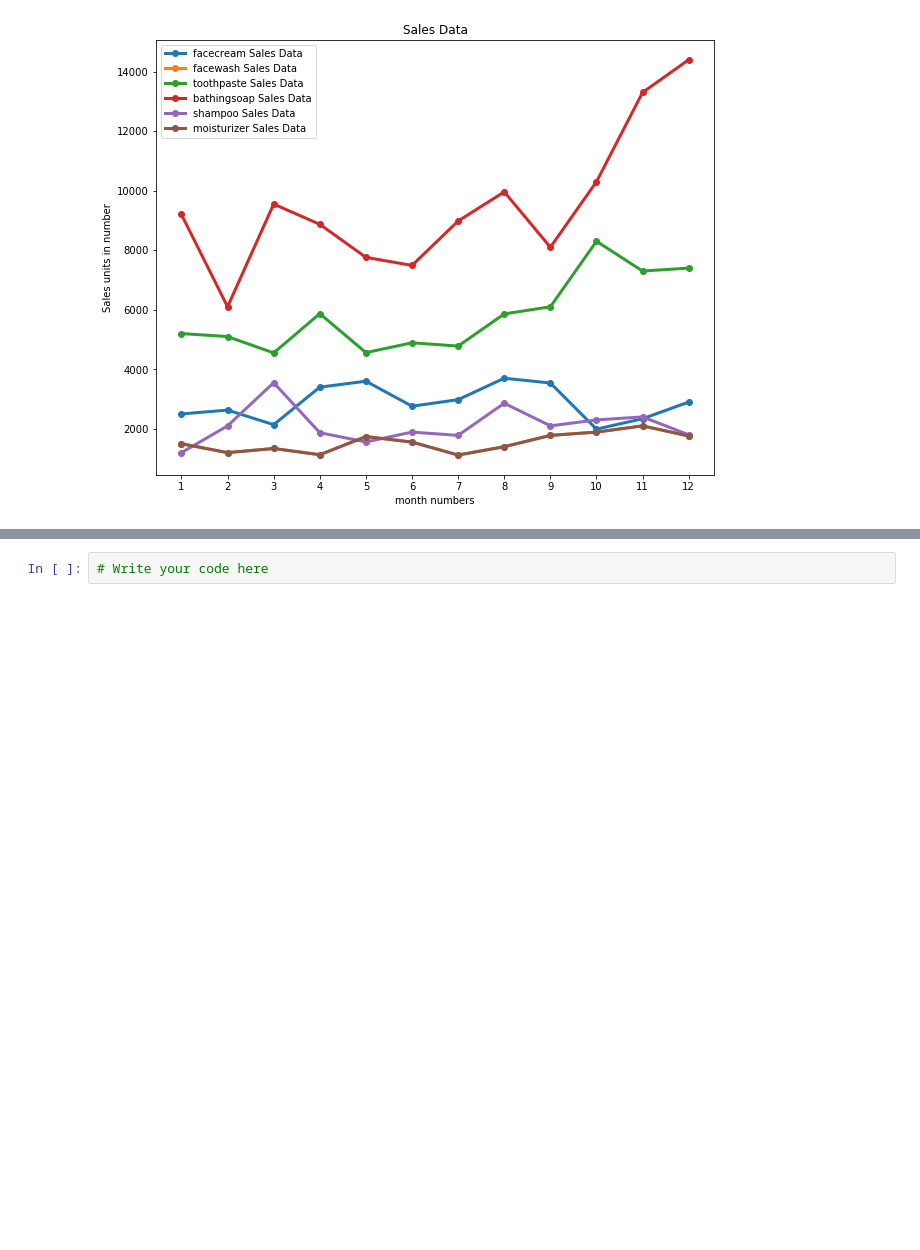
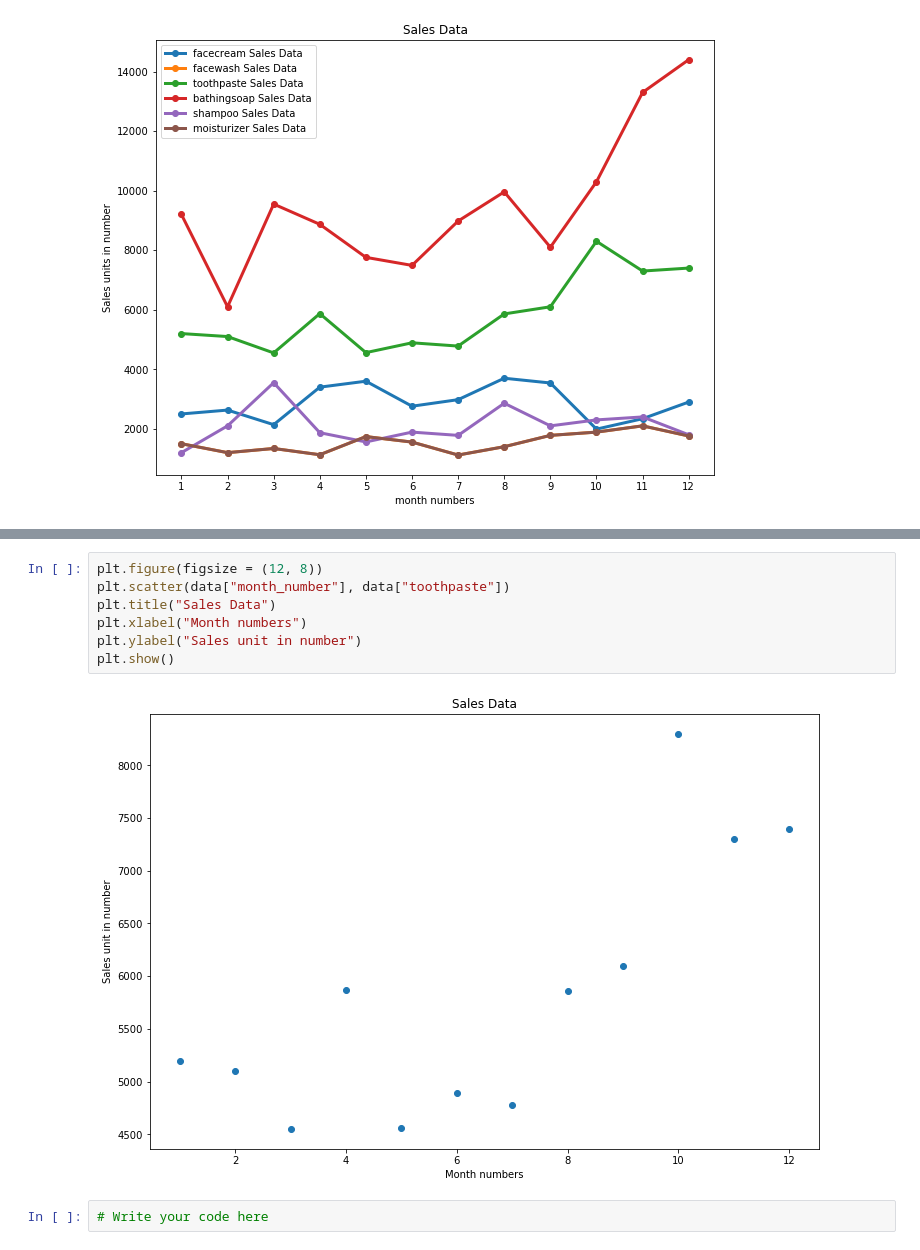
Before and after one commit to N0t10n/Strive_school, a Jupyter notebook: M1_Python/d10_Matplotlib/Matplotlib_exercises.ipynb, the cells around one changed output, grey strips where cells are left out. Saved outputs shown, nothing was run; the diff lists cells and outputs as text; blank space fills up the shorter version.

```diff
--- a/M1_Python/d10_Matplotlib/Matplotlib_exercises.ipynb
+++ b/M1_Python/d10_Matplotlib/Matplotlib_exercises.ipynb
@@ -82,6 +86,15 @@ Also, add a grid in the plot (the grid line style should be “–“).
 
 The scatter plot should look like this:
 ![image.png](attachment:image.png)
+# %%
+plt.figure(figsize = (12, 8))
+plt.scatter(data["month_number"], data["toothpaste"])
+plt.title("Sales Data")
+plt.xlabel("Month numbers")
+plt.ylabel("Sales unit in number")
+plt.show()
+# %% [output]
+[figure, added]
 # %%
 # Write your code here
 # %% [output]
```
Also changed, not shown: parts of 4 cells of this notebook.
